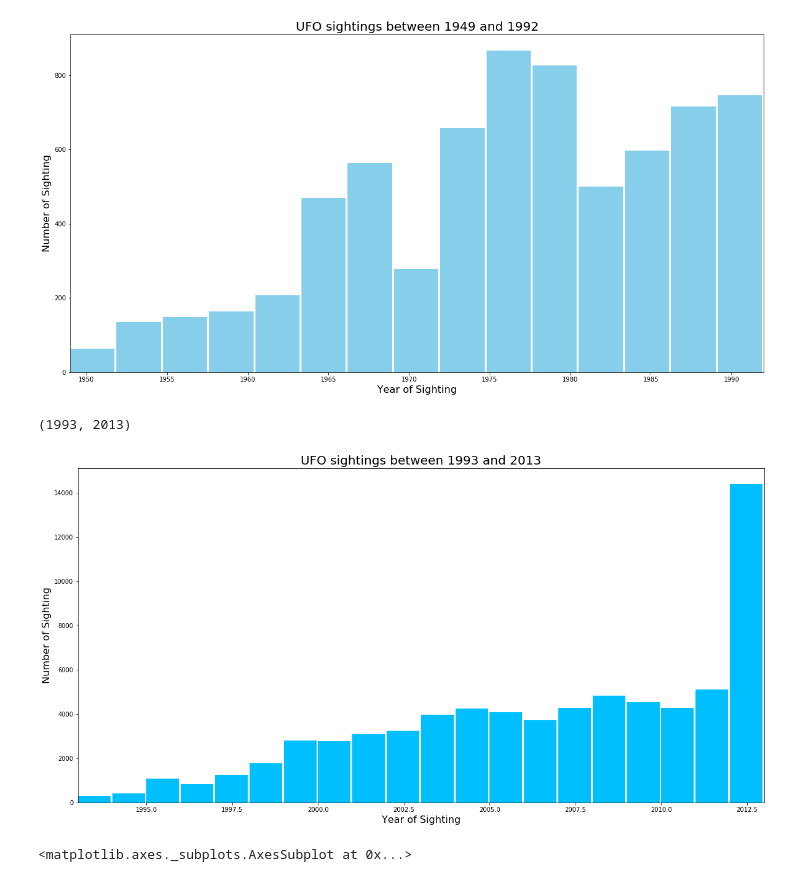
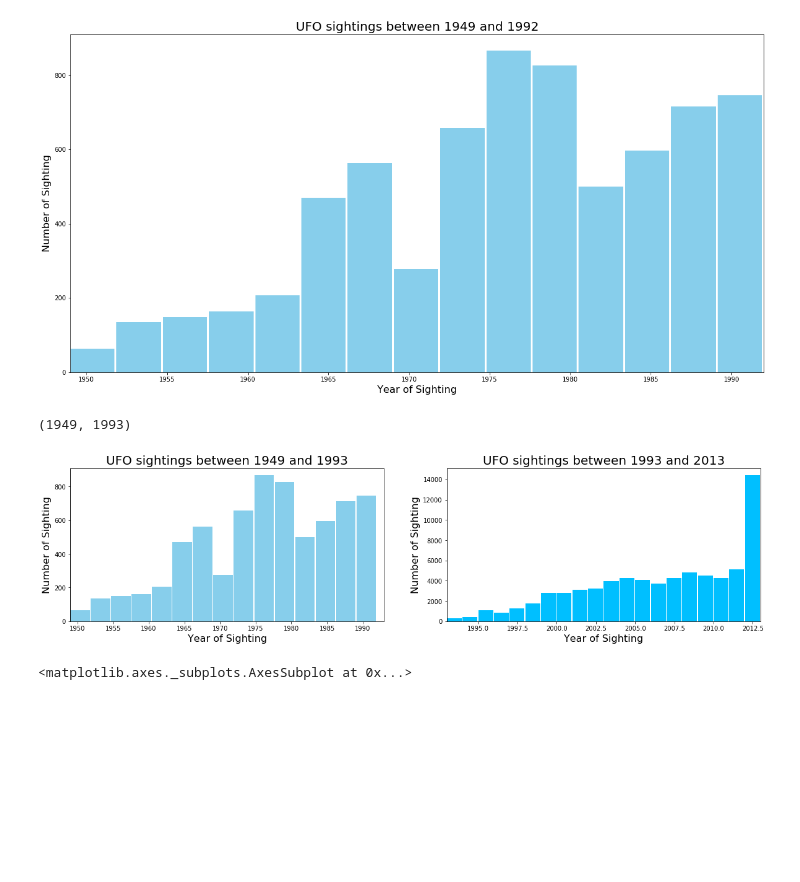
Before and after one commit to laffertyrichard/capstone1, a Jupyter notebook: capstone1.ipynb, the cells around one changed output. Drawn from its saved outputs; the diff is of its cells as text; code cells hidden in the pictures; blank space fills up the shorter version.

```diff
--- a/capstone1.ipynb
+++ b/capstone1.ipynb
@@ -341,16 +342,22 @@ ax.set_xlim(1949, 1992)
 (1949, 1992)
 [figure]
 # %%
-ax = plt.subplot()
+ax = plt.subplot(222)
 ax.hist(ufo_after_1993['year'], bins = 20, color = 'deepskyblue', width = .95)
 ax.set_xlabel('Year of Sighting', fontsize = 16)
 ax.set_ylabel('Number of Sighting', fontsize = 16)
 ax.set_title('UFO sightings between 1993 and 2013', fontsize = 20)
+ax.set_xlim(1993, 2013)
 
-ax.set_xlim(1993, 2013)
+ax1 = plt.subplot(221)
+ax1.hist(ufo_b4_1993['year'], bins = 30, color = 'skyblue', width = 2.75)
+ax1.set_xlabel('Year of Sighting', fontsize = 16)
+ax1.set_ylabel('Number of Sighting', fontsize = 16)
+ax1.set_title('UFO sightings between 1949 and 1993', fontsize = 20)
+ax1.set_xlim(1949, 1993)
 # %% [output]
-(1993, 2013)
+(1949, 1993)
-[figure, old version]
+[figure, new version]
 # %%
 sns.violinplot(ufo['year'], color = 'steelblue')
 # %% [output]
```
Also changed, not shown: parts of 1 cell of this notebook.
